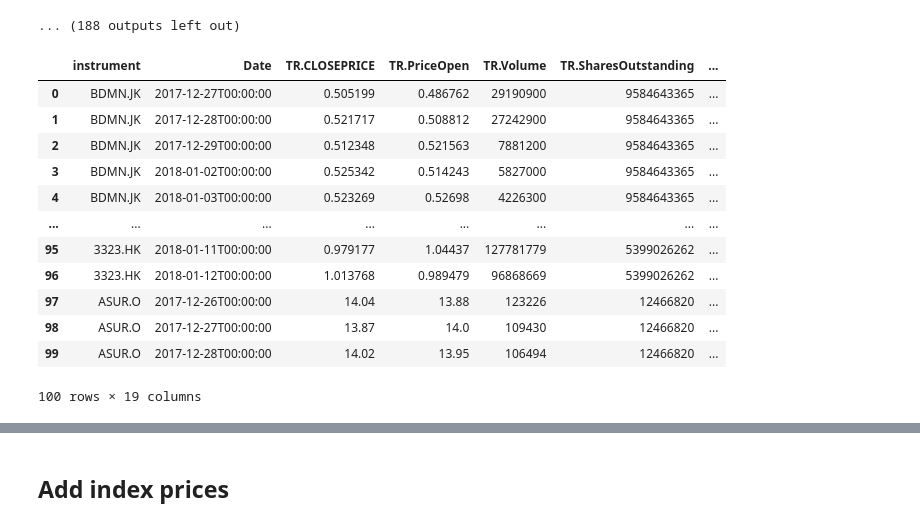
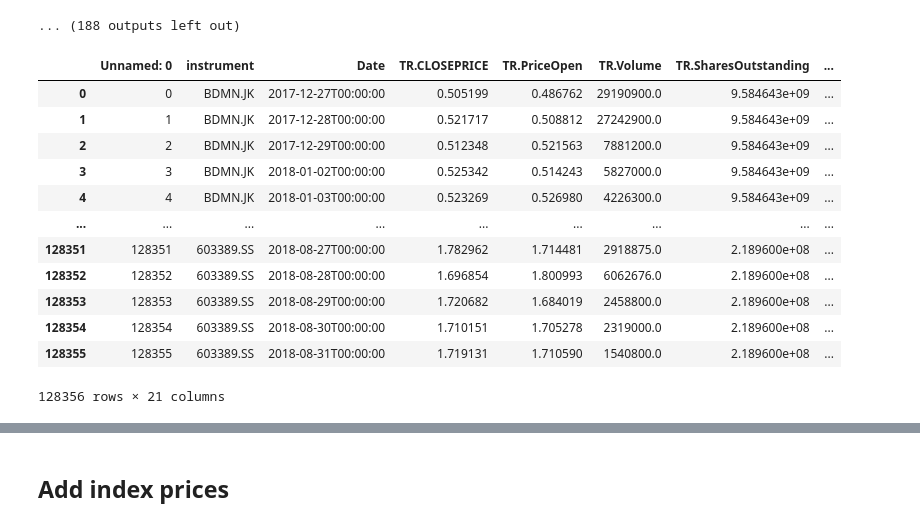
Before and after one commit to rogermasclans/starfire-2, a Jupyter notebook: notebooks/data2_refi_stock_market.ipynb, the cells around one changed output, grey strips where cells are left out. Cells and saved outputs as stored; diff of their text form; code cells hidden in the pictures.

```diff
--- a/notebooks/data2_refi_stock_market.ipynb
+++ b/notebooks/data2_refi_stock_market.ipynb
@@ -253,22 +253,22 @@ stock_prices_df.to_csv('stock_prices_df.csv')
 error_log.to_csv('error_log.csv')
 # %%
 # stock_prices_df.to_csv('stock_prices_df.csv')
-# stock_prices_df = pd.read_csv('data/stock_prices_df.csv')
+stock_prices_df = pd.read_csv('data/stock_prices_df.csv')
 stock_prices_df
 # %% [output]
-|  | instrument | Date | TR.CLOSEPRICE | TR.PriceOpen | TR.Volume | TR.SharesOutstanding | ... |
-| 0 | BDMN.JK | 2017-12-27T00:00:00 | 0.505199 | 0.486762 | 29190900 | 9584643365 | ... |
-| 1 | BDMN.JK | 2017-12-28T00:00:00 | 0.521717 | 0.508812 | 27242900 | 9584643365 | ... |
-| 2 | BDMN.JK | 2017-12-29T00:00:00 | 0.512348 | 0.521563 | 7881200 | 9584643365 | ... |
-| 3 | BDMN.JK | 2018-01-02T00:00:00 | 0.525342 | 0.514243 | 5827000 | 9584643365 | ... |
-| 4 | BDMN.JK | 2018-01-03T00:00:00 | 0.523269 | 0.52698 | 4226300 | 9584643365 | ... |
-| ... | ... | ... | ... | ... | ... | ... | ... |
-| 95 | 3323.HK | 2018-01-11T00:00:00 | 0.979177 | 1.04437 | 127781779 | 5399026262 | ... |
-| 96 | 3323.HK | 2018-01-12T00:00:00 | 1.013768 | 0.989479 | 96868669 | 5399026262 | ... |
-| 97 | ASUR.O | 2017-12-26T00:00:00 | 14.04 | 13.88 | 123226 | 12466820 | ... |
-| 98 | ASUR.O | 2017-12-27T00:00:00 | 13.87 | 14.0 | 109430 | 12466820 | ... |
-| 99 | ASUR.O | 2017-12-28T00:00:00 | 14.02 | 13.95 | 106494 | 12466820 | ... |
+|  | Unnamed: 0 | instrument | Date | TR.CLOSEPRICE | TR.PriceOpen | TR.Volume | TR.SharesOutstanding | ... |
+| 0 | 0 | BDMN.JK | 2017-12-27T00:00:00 | 0.505199 | 0.486762 | 29190900.0 | 9.584643e+09 | ... |
+| 1 | 1 | BDMN.JK | 2017-12-28T00:00:00 | 0.521717 | 0.508812 | 27242900.0 | 9.584643e+09 | ... |
+| 2 | 2 | BDMN.JK | 2017-12-29T00:00:00 | 0.512348 | 0.521563 | 7881200.0 | 9.584643e+09 | ... |
+| 3 | 3 | BDMN.JK | 2018-01-02T00:00:00 | 0.525342 | 0.514243 | 5827000.0 | 9.584643e+09 | ... |
+| 4 | 4 | BDMN.JK | 2018-01-03T00:00:00 | 0.523269 | 0.526980 | 4226300.0 | 9.584643e+09 | ... |
+| ... | ... | ... | ... | ... | ... | ... | ... | ... |
+| 128351 | 128351 | 603389.SS | 2018-08-27T00:00:00 | 1.782962 | 1.714481 | 2918875.0 | 2.189600e+08 | ... |
+| 128352 | 128352 | 603389.SS | 2018-08-28T00:00:00 | 1.696854 | 1.800993 | 6062676.0 | 2.189600e+08 | ... |
+| 128353 | 128353 | 603389.SS | 2018-08-29T00:00:00 | 1.720682 | 1.684019 | 2458800.0 | 2.189600e+08 | ... |
+| 128354 | 128354 | 603389.SS | 2018-08-30T00:00:00 | 1.710151 | 1.705278 | 2319000.0 | 2.189600e+08 | ... |
+| 128355 | 128355 | 603389.SS | 2018-08-31T00:00:00 | 1.719131 | 1.710590 | 1540800.0 | 2.189600e+08 | ... |
-100 rows × 19 columns
+128356 rows × 21 columns
 # %%
 ## Create consecutive lags
 def calculate_lag(group):
```
Also changed, not shown: parts of 4 cells of this notebook.
